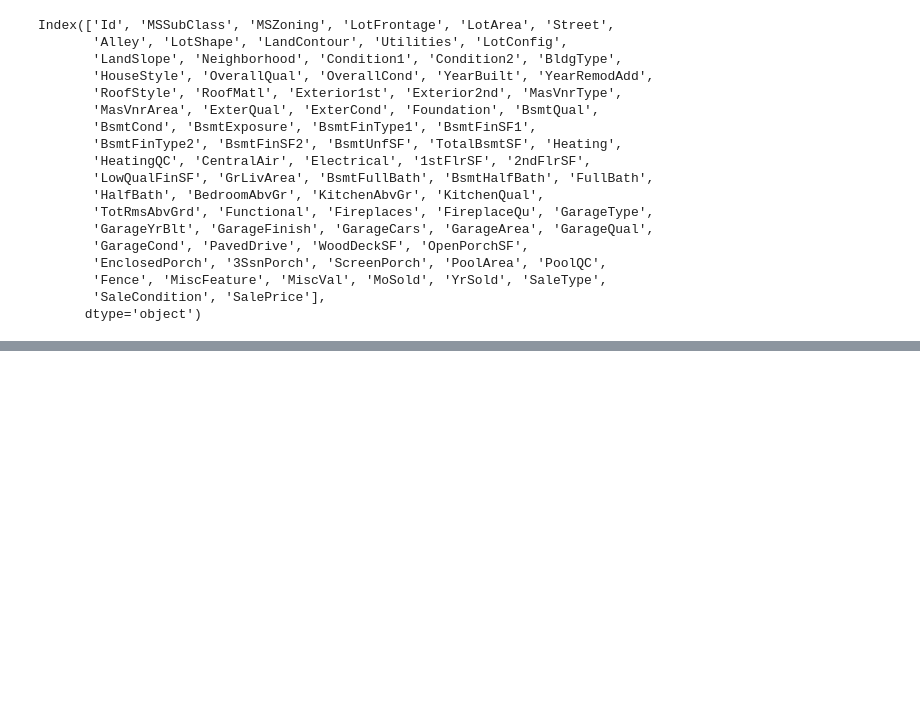
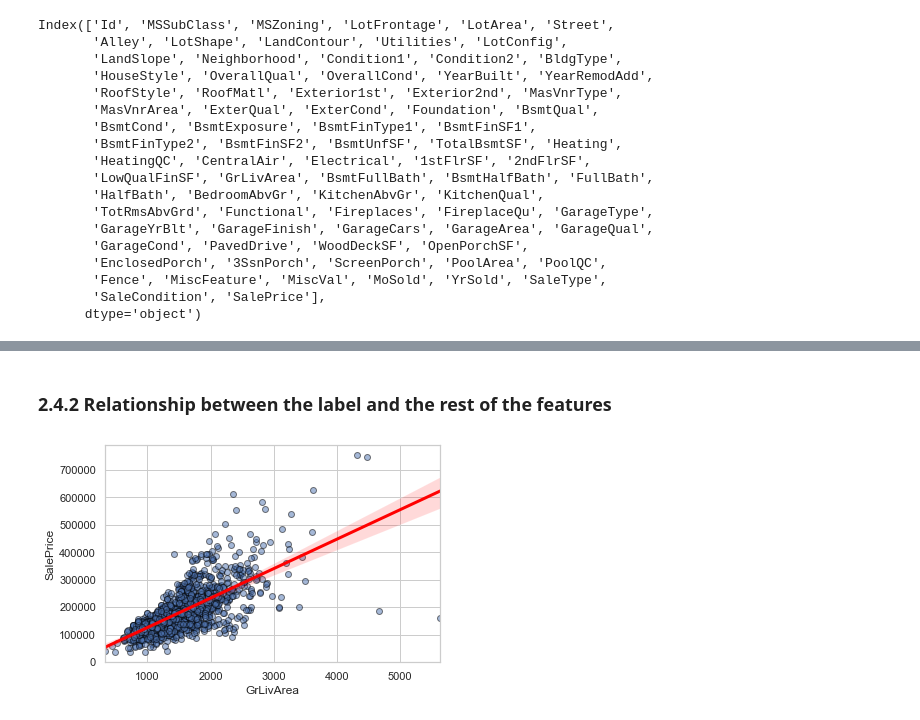
Before and after one commit to semasuka/blog, a Jupyter notebook: ipynb/House price prediction.ipynb, the cells around one changed output, grey strips where cells are left out. Cells and saved outputs as stored; diff of their text form; code cells hidden in the pictures; blank space fills up the shorter version.

```diff
--- a/ipynb/House price prediction.ipynb
+++ b/ipynb/House price prediction.ipynb
@@ -167,0 +231,7 @@ plt.show()
+# %% [markdown]
+### 2.4.2 Relationship between the label and the rest of the features
+# %%
+sns.regplot(x=house_data_train["GrLivArea"],y=house_data_train["SalePrice"],line_kws={"color":"red","linewidth":3},scatter_kws={"alpha":0.5,"edgecolor":"black"})
+plt.show()
+# %% [output]
+[figure, added]
```
Also changed, not shown: parts of 109 cells of this notebook, 4 other files.
